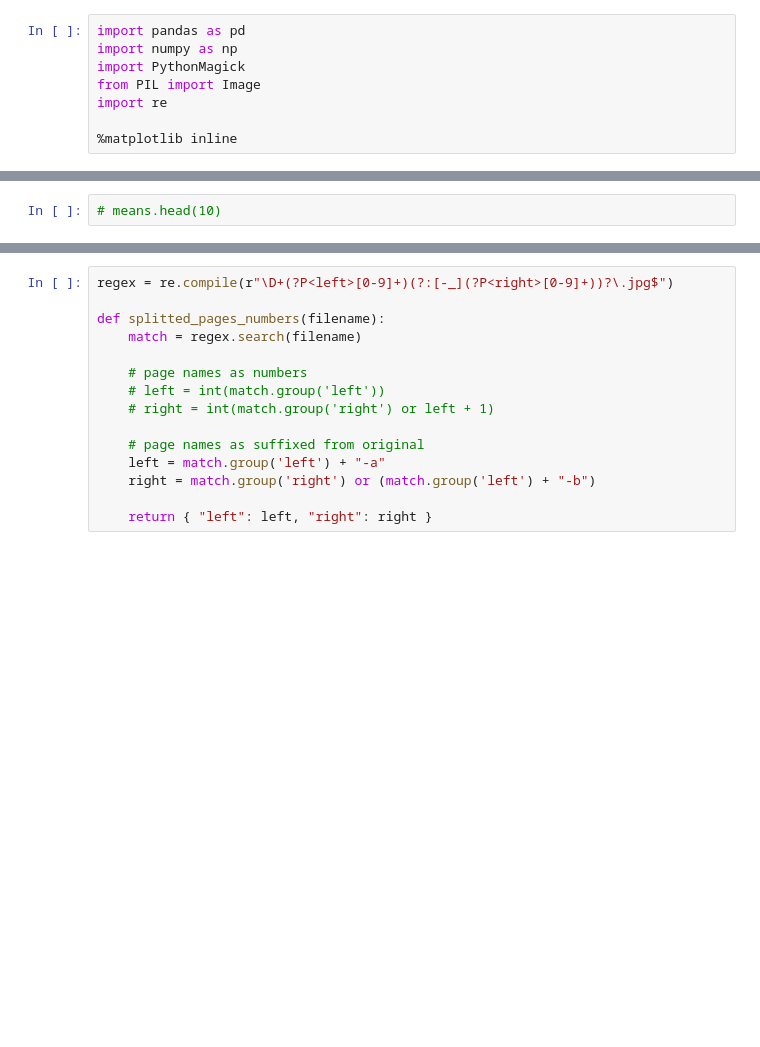
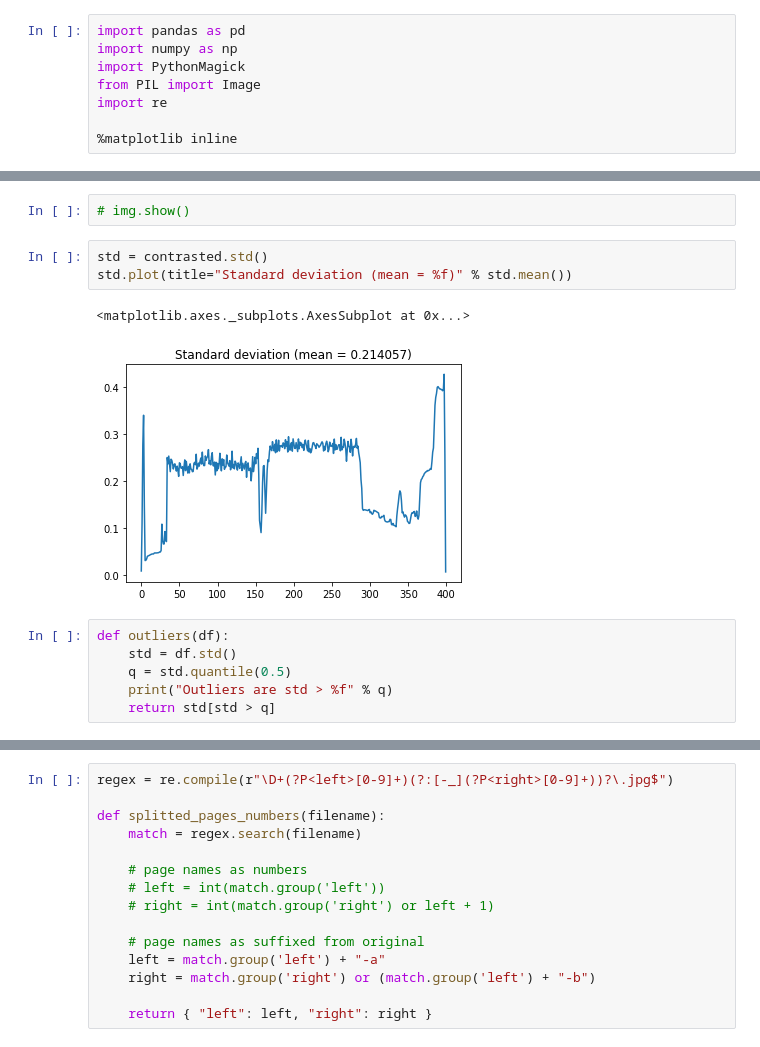
Before and after one commit to colinux/split-double-pages, a Jupyter notebook: notebooks/split_pages.ipynb, the cells around one changed output, grey strips where cells are left out. Saved outputs shown, nothing was run; the diff lists cells and outputs as text; blank space fills up the shorter version.

```diff
--- a/notebooks/split_pages.ipynb
+++ b/notebooks/split_pages.ipynb
@@ -57,5 +56,17 @@ means.plot(title="Means value of pixels by column on downscaled image (0=black,
-# %%
-# means.head(10)
+# %%
+# img.show()
+# %%
+std = contrasted.std()
+std.plot(title="Standard deviation (mean = %f)" % std.mean())
+# %% [output]
+<matplotlib.axes._subplots.AxesSubplot at 0x...>
+[figure, added]
+# %%
+def outliers(df):
+    std = df.std()
+    q = std.quantile(0.5)
+    print("Outliers are std > %f" % q)
+    return std[std > q]
 # %%
 def apply_func_factory(serie):
     center = len(serie)/2
```
Also changed, not shown: parts of 10 cells of this notebook, 3 other files.
